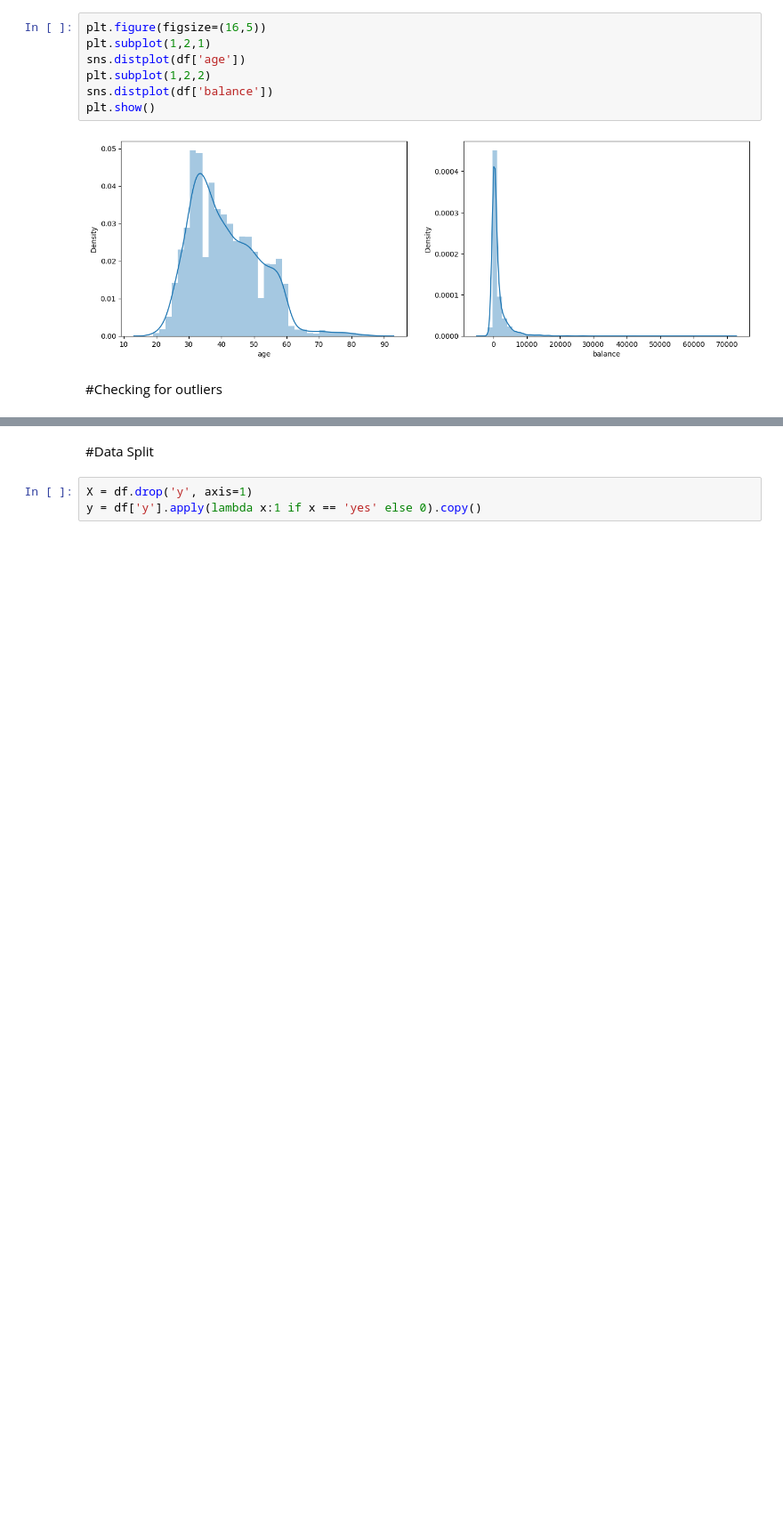
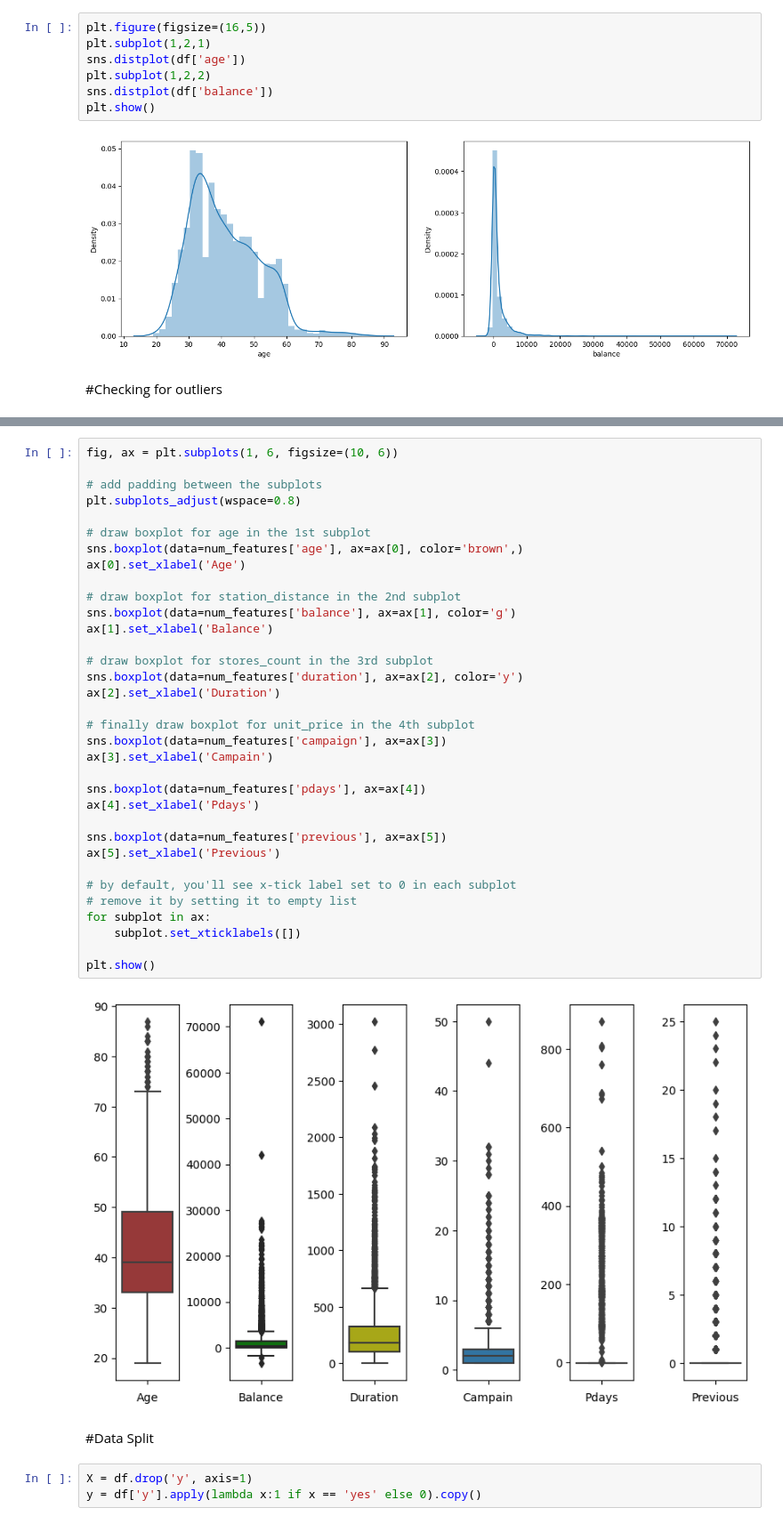
Before and after one commit to DIDIHBABS/python_projects, a Jupyter notebook: bank_marketing_classification/classification_.ipynb, the cells around one changed output, grey strips where cells are left out. Shown at 89% size. Drawn from its saved outputs; the diff is of its cells as text; blank space fills up the shorter version.

```diff
--- a/bank_marketing_classification/classification_.ipynb
+++ b/bank_marketing_classification/classification_.ipynb
@@ -207,3 +147,39 @@ Outliers from IQR method:  [667, 668, 668, 669, 669, 670, 670, 670, 670, 671, 67
+# %%
+fig, ax = plt.subplots(1, 6, figsize=(10, 6))
+
+# add padding between the subplots
+plt.subplots_adjust(wspace=0.8)
+
+# draw boxplot for age in the 1st subplot
+sns.boxplot(data=num_features['age'], ax=ax[0], color='brown',)
+ax[0].set_xlabel('Age')
+
+# draw boxplot for station_distance in the 2nd subplot
+sns.boxplot(data=num_features['balance'], ax=ax[1], color='g')
+ax[1].set_xlabel('Balance')
+
+# draw boxplot for stores_count in the 3rd subplot
+sns.boxplot(data=num_features['duration'], ax=ax[2], color='y')
+ax[2].set_xlabel('Duration')
+
+# finally draw boxplot for unit_price in the 4th subplot
+sns.boxplot(data=num_features['campaign'], ax=ax[3])
+ax[3].set_xlabel('Campain')
+
+sns.boxplot(data=num_features['pdays'], ax=ax[4])
+ax[4].set_xlabel('Pdays')
+
+sns.boxplot(data=num_features['previous'], ax=ax[5])
+ax[5].set_xlabel('Previous')
+
+# by default, you'll see x-tick label set to 0 in each subplot
+# remove it by setting it to empty list
+for subplot in ax:
+    subplot.set_xticklabels([])
+
+plt.show()
+# %% [output]
+[figure, added]
 # %% [markdown]
 #Data Split
 # %%
```
Also changed, not shown: parts of 10 cells of this notebook.
